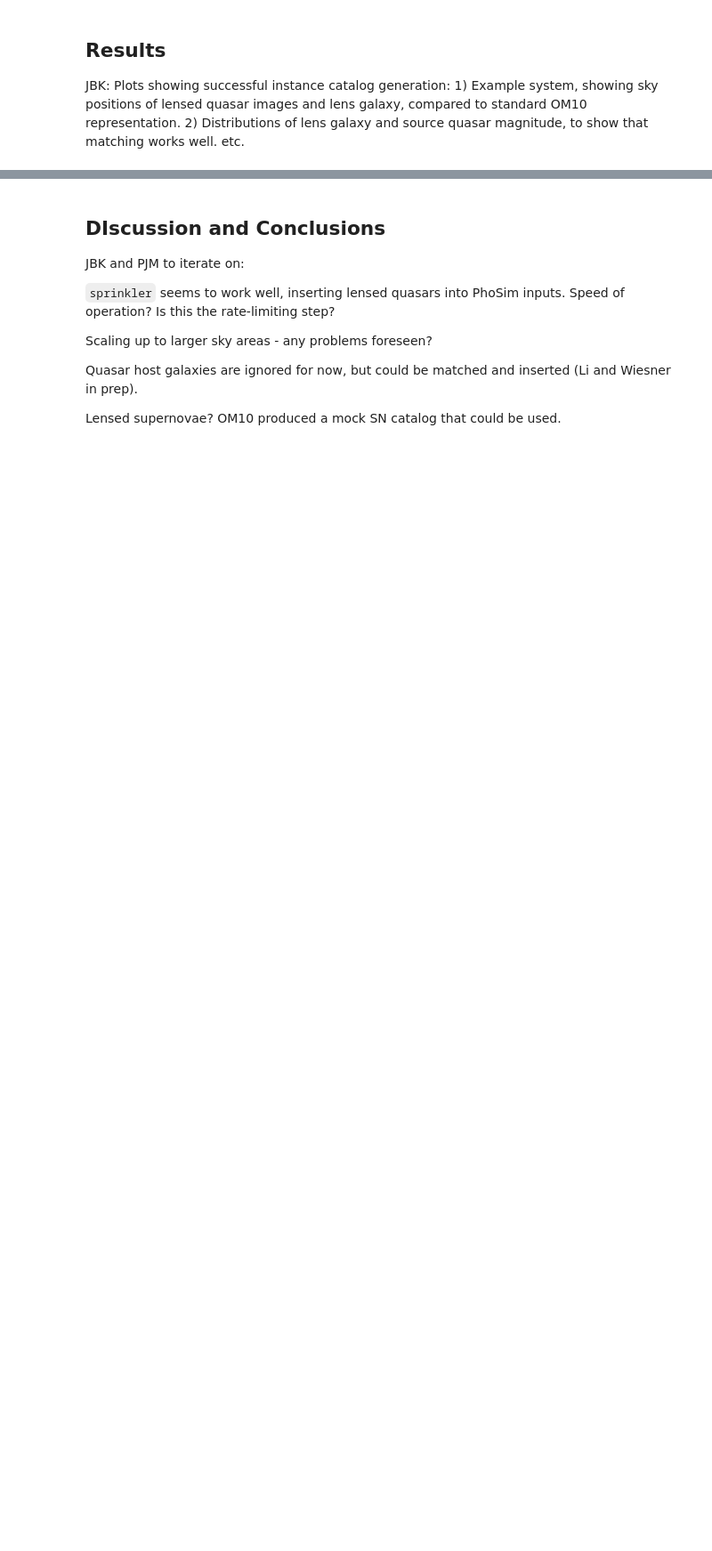
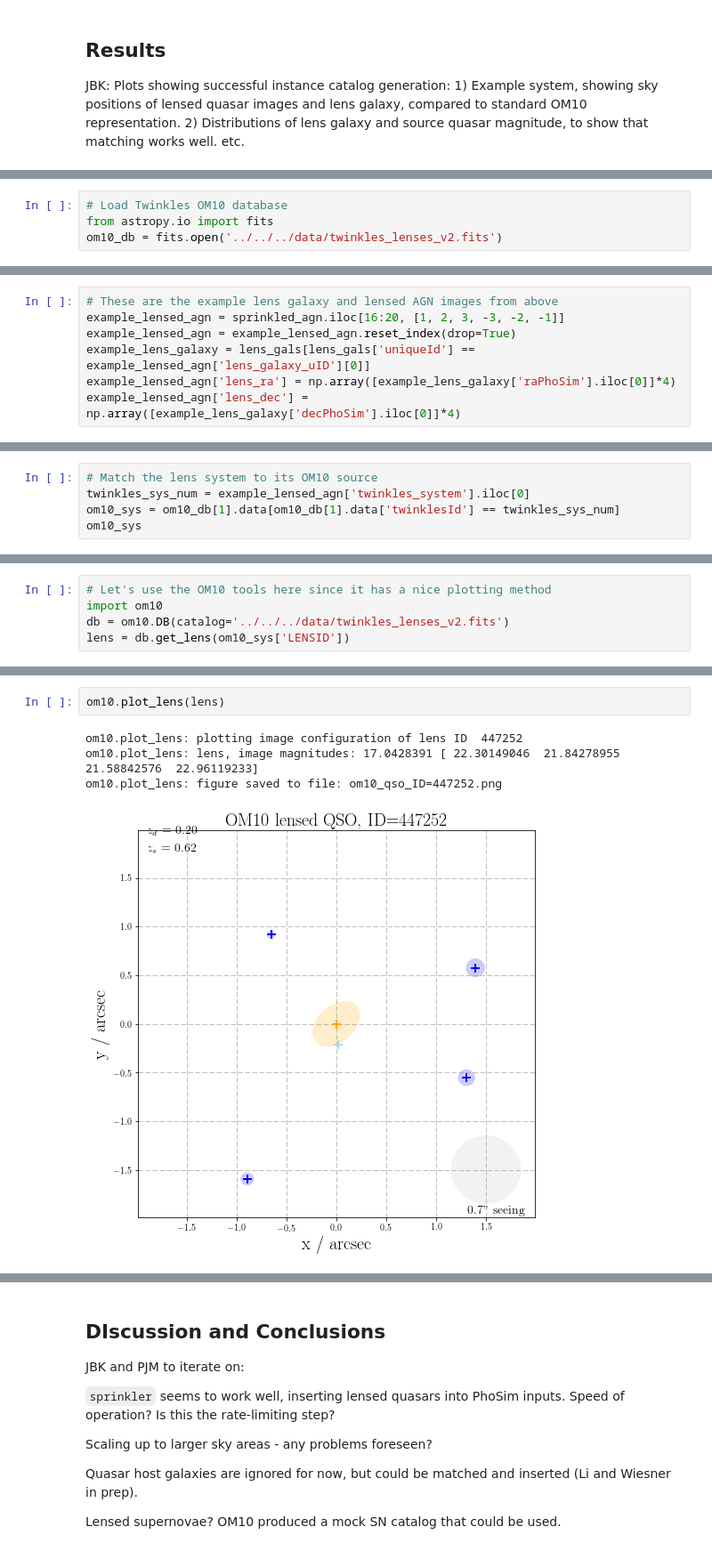
Before and after one commit to LSSTDESC/Twinkles, a Jupyter notebook: doc/LSST_DESC_Notes/desc-0000-twinkles-1-sl-pop/main.ipynb, the cells around one changed output, grey strips where cells are left out. Shown at 89% size. Drawn from its saved outputs; the diff is of its cells as text; blank space fills up the shorter version.

```diff
--- a/doc/LSST_DESC_Notes/desc-0000-twinkles-1-sl-pop/main.ipynb
+++ b/doc/LSST_DESC_Notes/desc-0000-twinkles-1-sl-pop/main.ipynb
@@ -55,0 +285,4 @@ JBK: Plots showing successful instance catalog generation: 1) Example system, sh
+# %%
+# Load Twinkles OM10 database
+from astropy.io import fits
+om10_db = fits.open('../../../data/twinkles_lenses_v2.fits')
@@ -55,0 +298,7 @@ JBK: Plots showing successful instance catalog generation: 1) Example system, sh
+# %%
+# These are the example lens galaxy and lensed AGN images from above
+example_lensed_agn = sprinkled_agn.iloc[16:20, [1, 2, 3, -3, -2, -1]]
+example_lensed_agn = example_lensed_agn.reset_index(drop=True)
+example_lens_galaxy = lens_gals[lens_gals['uniqueId'] == example_lensed_agn['lens_galaxy_uID'][0]]
+example_lensed_agn['lens_ra'] = np.array([example_lens_galaxy['raPhoSim'].iloc[0]]*4)
+example_lensed_agn['lens_dec'] = np.array([example_lens_galaxy['decPhoSim'].iloc[0]]*4)
@@ -55,0 +313,5 @@ JBK: Plots showing successful instance catalog generation: 1) Example system, sh
+# %%
+# Match the lens system to its OM10 source
+twinkles_sys_num = example_lensed_agn['twinkles_system'].iloc[0]
+om10_sys = om10_db[1].data[om10_db[1].data['twinklesId'] == twinkles_sys_num]
+om10_sys
@@ -55,0 +331,5 @@ JBK: Plots showing successful instance catalog generation: 1) Example system, sh
+# %%
+# Let's use the OM10 tools here since it has a nice plotting method
+import om10
+db = om10.DB(catalog='../../../data/twinkles_lenses_v2.fits')
+lens = db.get_lens(om10_sys['LENSID'])
@@ -55,0 +344,7 @@ JBK: Plots showing successful instance catalog generation: 1) Example system, sh
+# %%
+om10.plot_lens(lens)
+# %% [output]
+om10.plot_lens: plotting image configuration of lens ID  447252
+om10.plot_lens: lens, image magnitudes: 17.0428391 [ 22.30149046  21.84278955  21.58842576  22.96119233]
+om10.plot_lens: figure saved to file: om10_qso_ID=447252.png
+[figure, added]
```
Also changed, not shown: parts of 54 cells of this notebook.
